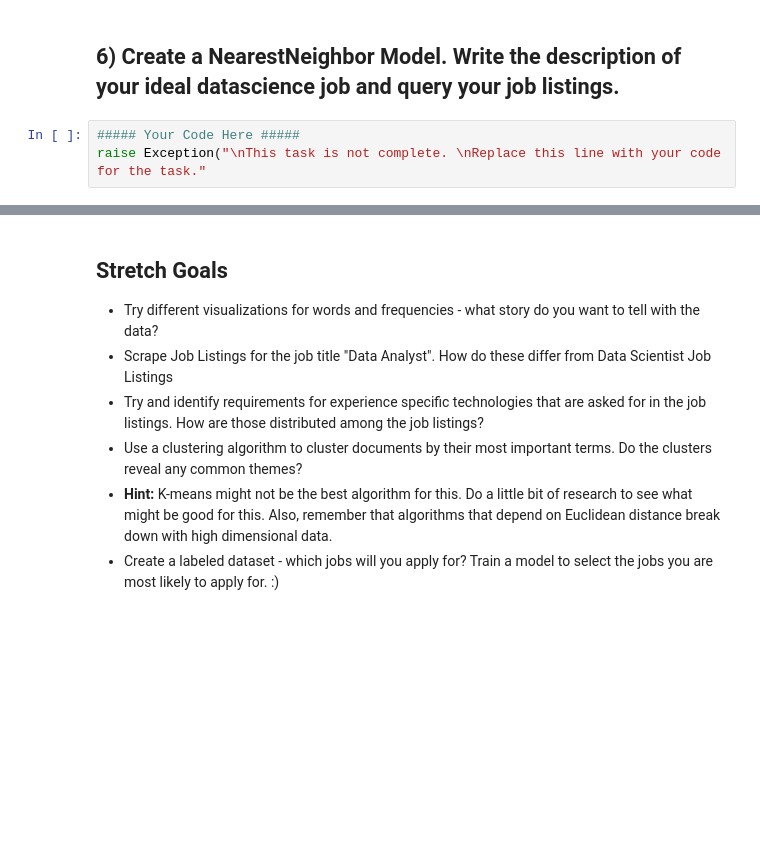
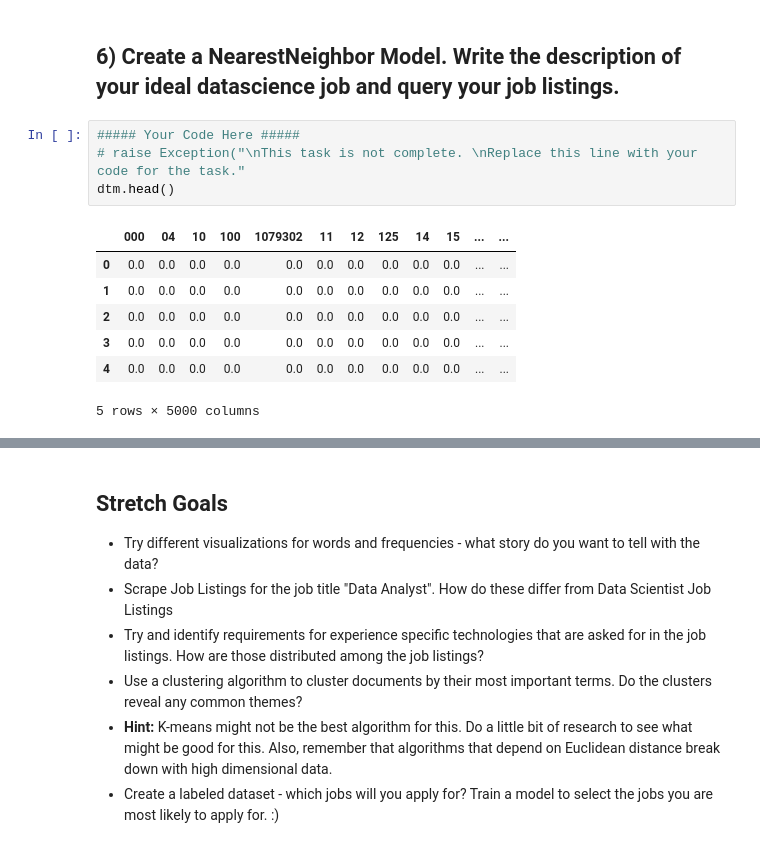
Before and after one commit to gptix/DS-Unit-4-Sprint-1-NLP, a Jupyter notebook: module2-vector-representations/LS_DS_412_Vector_Representations_Assignment.ipynb, the cells around one changed output, grey strips where cells are left out. Drawn from its saved outputs; the diff is of its cells as text; blank space fills up the shorter version.

```diff
--- a/module2-vector-representations/LS_DS_412_Vector_Representations_Assignment.ipynb
+++ b/module2-vector-representations/LS_DS_412_Vector_Representations_Assignment.ipynb
@@ -156,4 +182,13 @@ raise Exception("\nThis task is not complete. \nReplace this line with your code
 ## 6) Create a NearestNeighbor Model. Write the description of your ideal datascience job and query your job listings.
 # %%
 ##### Your Code Here #####
-raise Exception("\nThis task is not complete. \nReplace this line with your code for the task."
+# raise Exception("\nThis task is not complete. \nReplace this line with your code for the task."
+dtm.head()
+# %% [output]
+|  | 000 | 04 | 10 | 100 | 1079302 | 11 | 12 | 125 | 14 | 15 | ... | ... |
+| 0 | 0.0 | 0.0 | 0.0 | 0.0 | 0.0 | 0.0 | 0.0 | 0.0 | 0.0 | 0.0 | ... | ... |
+| 1 | 0.0 | 0.0 | 0.0 | 0.0 | 0.0 | 0.0 | 0.0 | 0.0 | 0.0 | 0.0 | ... | ... |
+| 2 | 0.0 | 0.0 | 0.0 | 0.0 | 0.0 | 0.0 | 0.0 | 0.0 | 0.0 | 0.0 | ... | ... |
+| 3 | 0.0 | 0.0 | 0.0 | 0.0 | 0.0 | 0.0 | 0.0 | 0.0 | 0.0 | 0.0 | ... | ... |
+| 4 | 0.0 | 0.0 | 0.0 | 0.0 | 0.0 | 0.0 | 0.0 | 0.0 | 0.0 | 0.0 | ... | ... |
+5 rows × 5000 columns
```
Also changed, not shown: parts of 10 cells of this notebook.
